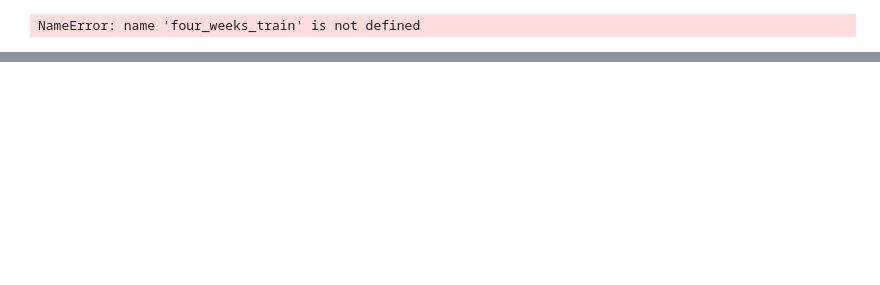
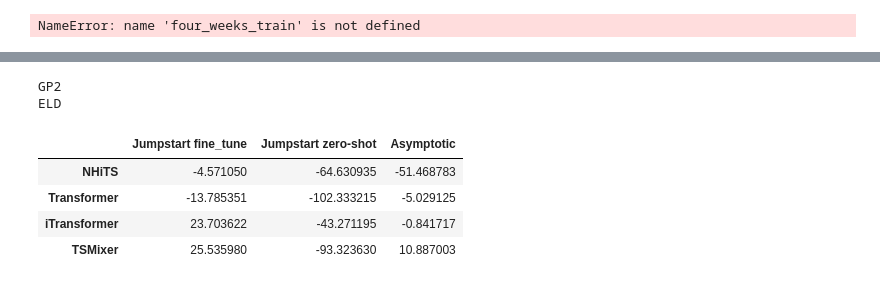
Before and after one commit to ben10ben/thesis, a Jupyter notebook: src/process_results.ipynb, the cells around one changed output, grey strips where cells are left out. Saved outputs shown, nothing was run; the diff lists cells and outputs as text; code cells hidden in the pictures; blank space fills up the shorter version.

```diff
--- a/src/process_results.ipynb
+++ b/src/process_results.ipynb
@@ -336,3 +338,77 @@ all
 | Transformer | -53.714721 | -242.479042 | -5.293262 |
 | iTransformer | 70.907080 | -242.887866 | -41.594089 |
 | TSMixer | 19.022641 | -242.368311 | 20.391503 |
+# %%
+### lets do the same without the bavaria dataset
+
+# jumpstart
+def add_list_element_div_2(list_1, list_2):
+    assert len(list_1) == len(list_2), "List must be same length"
+    output = [(a + b)/2 for a, b in zip(list_1, list_2)]
+    return output
+
+def divide_two_lists(list_1, list_2):
+    assert len(list_1) == len(list_2), "List must be same length"
+    output = [a / b for a, b in zip(list_1, list_2)]
+    return output
+
+def calc_tl_metrics(target):
+    models = ["NHiTS", "Transformer", "iTransformer", "TSMixer"]
+    datasets_dict = {"GP2" : None, "ELD": None}
+    source = {key: value for key, value in datasets_dict.items() if key != target}
+    source_1 = list(source.keys())[0]
+
+    print(source_1)
+    # define target metrics
+    four_weeks_train = list(target_dataset_metrics[f"{target}_mse"][models].loc[(target, "four_weeks_training")].values[0])
+    full_train = list(target_dataset_metrics[f"{target}_mse"][models].loc[(target, "full_training")].values[0])
+
+    # define source metrics
+    four_weeks_tl_1 = list(target_dataset_metrics[f"{target}_mse"][models].loc[(source_1, "four_weeks_tl")].values[0])
+    zero_shot_1 = list(target_dataset_metrics[f"{target}_mse"][models].loc[(source_1, "Zero-Shot")].values[0])
+    full_tl_1 = list(target_dataset_metrics[f"{target}_mse"][models].loc[(source_1, "full_tl")].values[0])
+
+
+    #short_target_metrics = add_list_element_div_2(four_weeks_train, zero_shot)
+    jumpstart_tl = divide_two_lists(four_weeks_train,four_weeks_tl_1 )
+
+    jumpstart_zero_shot = divide_two_lists(four_weeks_train,zero_shot_1 )
+
+
+    #long_target_metrics = add_list_element_div_2(four_weeks_tl, full_tl)
+    asymptotic_perf = divide_two_lists(full_train, full_tl_1)#long_target_metrics)
+
+
+    negative_series = pd.Series([-1,-1,-1,-1])
+
+    df = pd.DataFrame()
+    df["Jumpstart fine_tune"] = ((negative_series) + jumpstart_tl) * 100
+    df["Jumpstart zero-shot"] = ((negative_series) + jumpstart_zero_shot) *100
+
+    df[f"Asymptotic"] = ((negative_series) + asymptotic_perf) *100
+
+    df.index = models
+   # df.loc["Mean"] = df["Jumpstart improvement [%]"].mean(), df["Asymptotic improvement [%]"].mean()
+    return df
+
+eld = calc_tl_metrics("ELD")
+gp2 = calc_tl_metrics("GP2")
+
+eld
+
+#column_names = ["Jumpstart fine tuned", "Jumpstart zero-shot", "Asymptotic performance"]
+#columns = ["Jumpstart fine_tune",	"Jumpstart zero-shot",	"Asymptotic combined"]
+#eld =  eld[columns]
+#eld.columns = column_names
+#gp2 = gp2[columns]
+#gp2.columns = column_names
+all = eld + gp2
+all
+# %% [output]
+GP2
+ELD
+|  | Jumpstart fine_tune | Jumpstart zero-shot | Asymptotic |
+| NHiTS | -4.571050 | -64.630935 | -51.468783 |
+| Transformer | -13.785351 | -102.333215 | -5.029125 |
+| iTransformer | 23.703622 | -43.271195 | -0.841717 |
+| TSMixer | 25.535980 | -93.323630 | 10.887003 |
```
Also changed, not shown: parts of 7 cells of this notebook, 10 other files.
